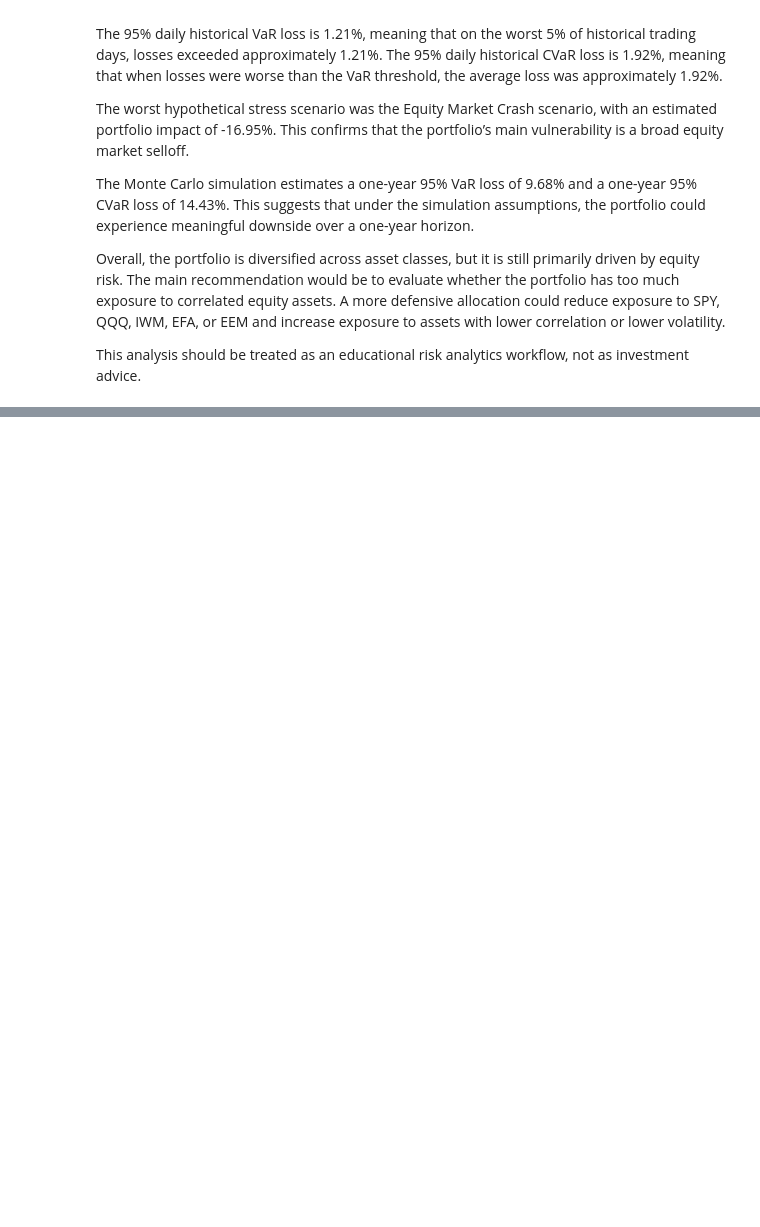
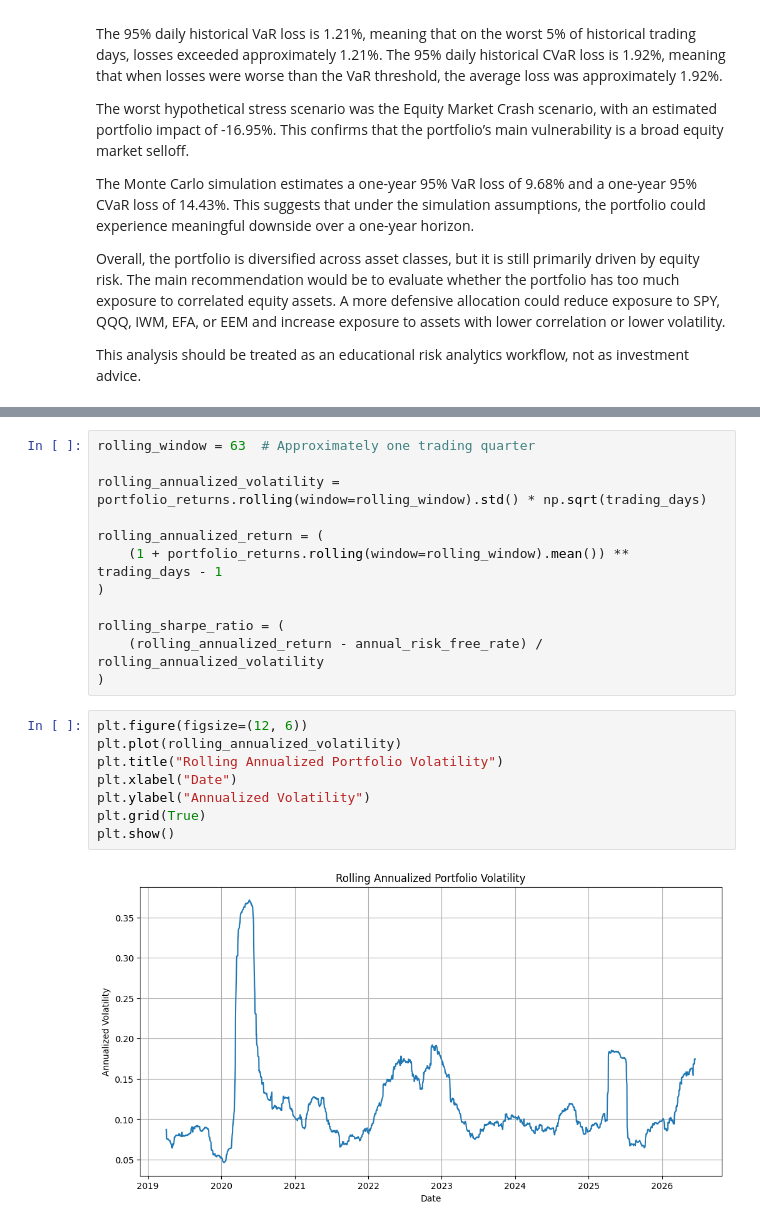
Before and after one commit to jimech/market-risk-analytics-python, a Jupyter notebook: notebooks/executed_01_portfolio_risk_modeling.ipynb, the cells around one changed output, grey strips where cells are left out. Cells and saved outputs as stored; diff of their text form; blank space fills up the shorter version.

```diff
--- a/notebooks/executed_01_portfolio_risk_modeling.ipynb
+++ b/notebooks/executed_01_portfolio_risk_modeling.ipynb
@@ -951,0 +967,22 @@ This analysis should be treated as an educational risk analytics workflow, not a
+# %%
+rolling_window = 63  # Approximately one trading quarter
+
+rolling_annualized_volatility = portfolio_returns.rolling(window=rolling_window).std() * np.sqrt(trading_days)
+
+rolling_annualized_return = (
+    (1 + portfolio_returns.rolling(window=rolling_window).mean()) ** trading_days - 1
+)
+
+rolling_sharpe_ratio = (
+    (rolling_annualized_return - annual_risk_free_rate) / rolling_annualized_volatility
+)
+# %%
+plt.figure(figsize=(12, 6))
+plt.plot(rolling_annualized_volatility)
+plt.title("Rolling Annualized Portfolio Volatility")
+plt.xlabel("Date")
+plt.ylabel("Annualized Volatility")
+plt.grid(True)
+plt.show()
+# %% [output]
+[figure, added]
```
Also changed, not shown: parts of 47 cells of this notebook, 2 other files.
